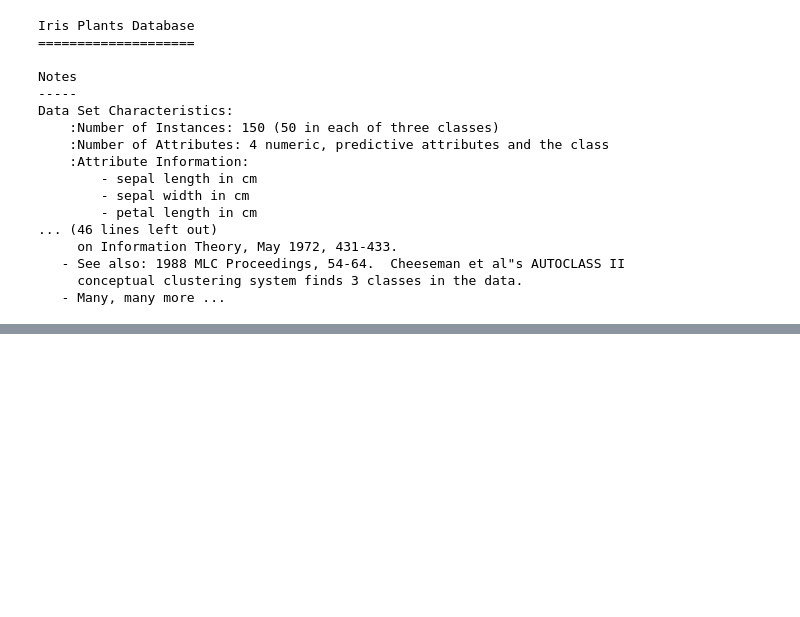
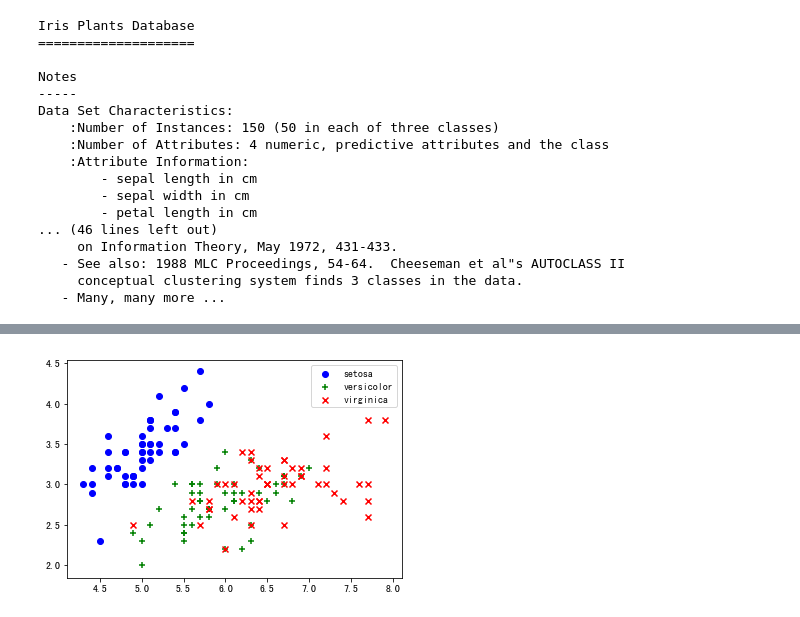
Before and after one commit to dreamkong/Practice-Python, a Jupyter notebook: 机器学习算法/3 numpy和matplotlib.ipynb, the cells around one changed output, grey strips where cells are left out. Saved outputs shown, nothing was run; the diff lists cells and outputs as text; code cells hidden in the pictures; blank space fills up the shorter version.

```diff
--- a/机器学习算法/3 numpy和matplotlib.ipynb
+++ b/机器学习算法/3 numpy和matplotlib.ipynb
@@ -1725,0 +1766,3 @@ Data Set Characteristics:
+# %%
+y = iris.target
+y
@@ -1725,0 +1797,9 @@ Data Set Characteristics:
+# %%
+# 'setosa', 'versicolor', 'virginica'
+plt.scatter(X[y==0, 0], X[y==0, 1], color='b', label='setosa', marker='o')
+plt.scatter(X[y==1, 0], X[y==1, 1], color='g', label='versicolor', marker='+')
+plt.scatter(X[y==2, 0], X[y==2, 1], color='r', label='virginica', marker='x')
+plt.legend()
+plt.show()
+# %% [output]
+[figure, added]
```
Also changed, not shown: parts of 12 cells of this notebook.
